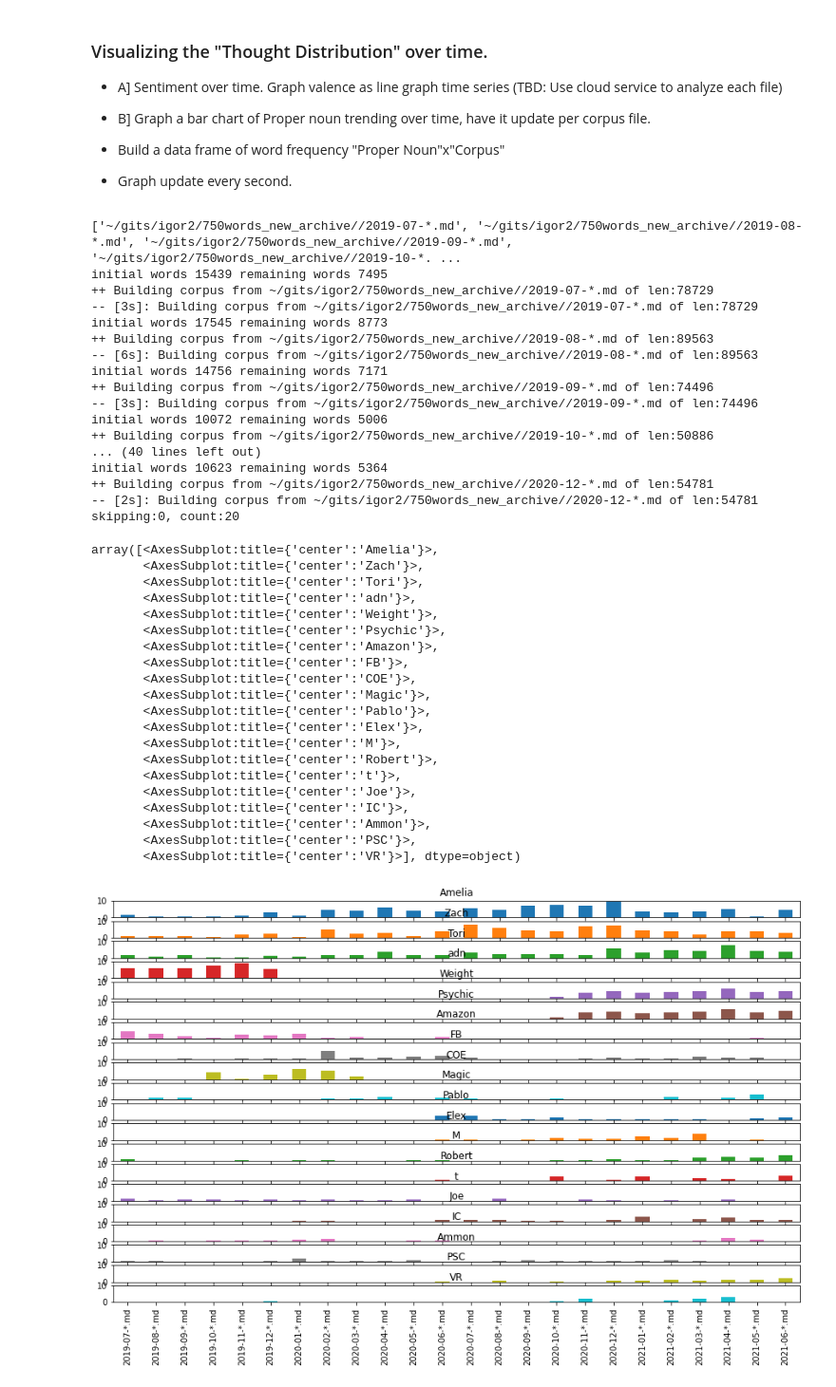
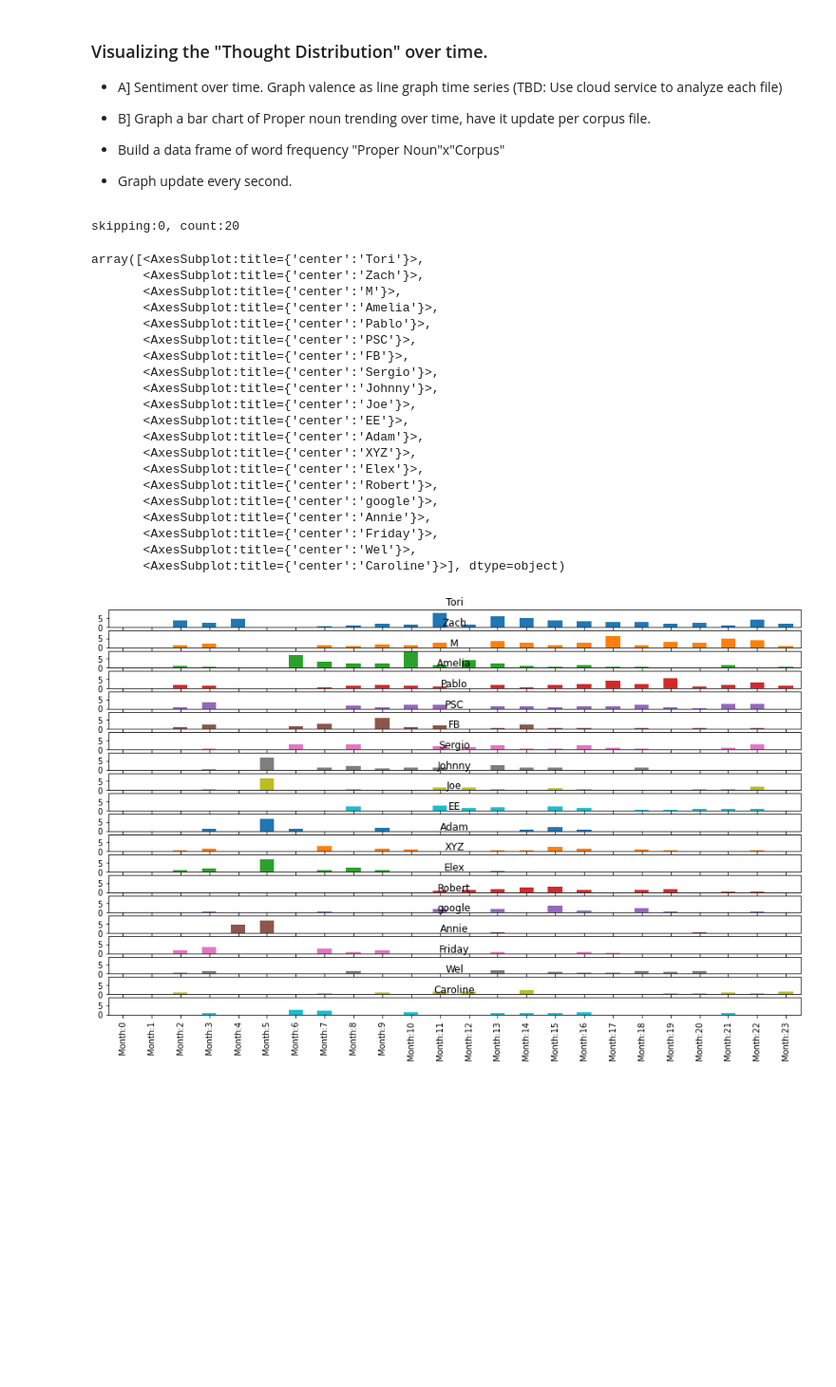
Before and after one commit to idvorkin/nlp, a Jupyter notebook: PlayNLP.ipynb, the cells around one changed output. Shown: that part at 95% size. Saved outputs shown, nothing was run; the diff lists cells and outputs as text; code cells hidden in the pictures; blank space fills up the shorter version.

Commit message:
Rebuild proper noun walking

```diff
--- a/PlayNLP.ipynb
+++ b/PlayNLP.ipynb
@@ -110,6 +71,6 @@ matplotlib.rc("figure", figsize=(2 * height_in_inches, height_in_inches))
 # %% [markdown]
 ### Load simple corpus for my journal
 # %%
-corpus = igor_journal.LoadCorpus(corpus_path_months[2021][-2])
+corpus = igor_journal.LoadCorpus(after=date(2022,1,1))
 print(f"initial words {len(corpus.initial_words)} remaining words {len(corpus.words)}")
 # %% [output]
@@ -191,30 +152,27 @@ nlp = get_nlp_model("en_core_web_lg")
 nlp.max_length = 100 * 1000 * 1000
 
 
-def GetInterestingWords(pos: str, doc, corpus: Corpus):
+def GetInterestingWords(pos: str, doc = None, corpus: Corpus = None):
     interesting_pos = pos
+    if doc==None:
+        doc = DocForCorpus(nlp, corpus)
+
     interesting_pos_set = set(interesting_pos.split())
     interesting = [token for token in doc if token.pos_ in interesting_pos_set]
     interesting_words = [token.lemma_ for token in interesting]
     return interesting_words
 
 
-def GraphPoSForDoc(pos: str, doc, corpus):
+def GraphPoSForDoc(pos: str, doc=None, corpus=None):
+
     GraphWordDistribution(
         GetInterestingWords(pos, doc, corpus=corpus),
-        title=f"Distribution of {pos} on {corpus.path}",
+        title=f"Distribution of {pos} on {corpus.date_range}",
         skip=0,
         length=20,
     )
 
 
-def GraphScratchForCorpus(corpus_path: str, pos: str = "NOUN VERB ADJ ADV"):
-    corpus = LoadCorpus(corpus_path)
+def GraphScratchForCorpus(pos: str = "NOUN VERB ADJ ADV", corpus:Corpus=None):
     doc = DocForCorpus(nlp, corpus)
     GraphPoSForDoc(pos, doc, corpus)
-
-
-def GetInterestingForCorpusPath(corpus_path: str, pos: str = "NOUN VERB ADJ ADV"):
-    corpus = LoadCorpus(corpus_path)
-    doc = DocForCorpus(nlp, corpus)
-    return GetInterestingWords(pos, doc, corpus)
@@ -294,76 +219,59 @@ def PathToFriendlyTitle(path: str):
 # %%
 # corpus_paths = corpus_path_months[2018]+corpus_path_months[2019]
 # corpus_paths = corpus_path_months[2018] + corpus_path_months[2019]
-corpus_paths = igor_journal.corpus_path_months_trailing[-24:]
+import datetime
 top_words_to_skip, count_words = 0, 20
-print(corpus_paths)
 pdfs = [
-    MakePDF(GetInterestingForCorpusPath(p, "PROPN"), PathToFriendlyTitle(p))
-    for p in corpus_paths
+    MakePDF(GetInterestingWords("PROPN", corpus=LoadCorpus(before=datetime.datetime.now().date()-timedelta(days=30*i-30), after=datetime.datetime.now().date()-timedelta(days=30*i))), f"Month:{i}")
+    for i in range(24)
 ]
 
 # TODO: Why can't we use the join - gives an error.
 # wordByTimespan = pd.DataFrame().join(pdfs, how="outer", sort=False)
 wordByTimespan = pd.DataFrame()
 for pdf in pdfs:
     wordByTimespan = wordByTimespan.join(pdf, how="outer")
 
 # Sort by sum(word frequency) over all corpus
 # I  suspect it'd be interesting to sort by TF*IDF because it'll make words that are present
 # only in a few months get a boost.
 wordByTimespan["word_frequency"] = wordByTimespan.sum(skipna=True, axis="columns")
 wordByTimespan = wordByTimespan.sort_values("word_frequency", ascending=False)
 
 
 # Remove total column
 wordByTimespan = wordByTimespan.iloc[:, :-1]
 
 print(f"skipping:{top_words_to_skip}, count:{count_words} ")
 
 # wordByTimespan.iloc[:50, :].plot( kind="bar", subplots=False, legend=False, figsize=(15, 14), sharey=True )
 wordByTimespan.iloc[top_words_to_skip : top_words_to_skip + count_words, :].T.plot(
     kind="bar", subplots=True, legend=False, figsize=(15, 9), sharey=True
 )
 # wordByTimespan.iloc[:13, :].T.plot( kind="bar", subplots=False, legend=True, figsize=(15, 14), sharey=True )
 # %% [output]
-['~/gits/igor2/750words_new_archive//2019-07-*.md', '~/gits/igor2/750words_new_archive//2019-08-*.md', '~/gits/igor2/750words_new_archive//2019-09-*.md', '~/gits/igor2/750words_new_archive//2019-10-*. ...
-initial words 15439 remaining words 7495
-++ Building corpus from ~/gits/igor2/750words_new_archive//2019-07-*.md of len:78729
--- [3s]: Building corpus from ~/gits/igor2/750words_new_archive//2019-07-*.md of len:78729
-initial words 17545 remaining words 8773
-++ Building corpus from ~/gits/igor2/750words_new_archive//2019-08-*.md of len:89563
--- [6s]: Building corpus from ~/gits/igor2/750words_new_archive//2019-08-*.md of len:89563
-initial words 14756 remaining words 7171
-++ Building corpus from ~/gits/igor2/750words_new_archive//2019-09-*.md of len:74496
--- [3s]: Building corpus from ~/gits/igor2/750words_new_archive//2019-09-*.md of len:74496
-initial words 10072 remaining words 5006
-++ Building corpus from ~/gits/igor2/750words_new_archive//2019-10-*.md of len:50886
-... (40 lines left out)
-initial words 10623 remaining words 5364
-++ Building corpus from ~/gits/igor2/750words_new_archive//2020-12-*.md of len:54781
--- [2s]: Building corpus from ~/gits/igor2/750words_new_archive//2020-12-*.md of len:54781
 skipping:0, count:20
-array([<AxesSubplot:title={'center':'Amelia'}>,
+array([<AxesSubplot:title={'center':'Tori'}>,
        <AxesSubplot:title={'center':'Zach'}>,
-       <AxesSubplot:title={'center':'Tori'}>,
-       <AxesSubplot:title={'center':'adn'}>,
-       <AxesSubplot:title={'center':'Weight'}>,
-       <AxesSubplot:title={'center':'Psychic'}>,
-       <AxesSubplot:title={'center':'Amazon'}>,
+       <AxesSubplot:title={'center':'M'}>,
+       <AxesSubplot:title={'center':'Amelia'}>,
+       <AxesSubplot:title={'center':'Pablo'}>,
+       <AxesSubplot:title={'center':'PSC'}>,
        <AxesSubplot:title={'center':'FB'}>,
-       <AxesSubplot:title={'center':'COE'}>,
-       <AxesSubplot:title={'center':'Magic'}>,
-       <AxesSubplot:title={'center':'Pablo'}>,
+       <AxesSubplot:title={'center':'Sergio'}>,
+       <AxesSubplot:title={'center':'Johnny'}>,
+       <AxesSubplot:title={'center':'Joe'}>,
+       <AxesSubplot:title={'center':'EE'}>,
+       <AxesSubplot:title={'center':'Adam'}>,
+       <AxesSubplot:title={'center':'XYZ'}>,
        <AxesSubplot:title={'center':'Elex'}>,
-       <AxesSubplot:title={'center':'M'}>,
        <AxesSubplot:title={'center':'Robert'}>,
-       <AxesSubplot:title={'center':'t'}>,
-       <AxesSubplot:title={'center':'Joe'}>,
-       <AxesSubplot:title={'center':'IC'}>,
-       <AxesSubplot:title={'center':'Ammon'}>,
-       <AxesSubplot:title={'center':'PSC'}>,
-       <AxesSubplot:title={'center':'VR'}>], dtype=object)
+       <AxesSubplot:title={'center':'google'}>,
+       <AxesSubplot:title={'center':'Annie'}>,
+       <AxesSubplot:title={'center':'Friday'}>,
+       <AxesSubplot:title={'center':'Wel'}>,
+       <AxesSubplot:title={'center':'Caroline'}>], dtype=object)
-[figure, old version]
+[figure, new version]
 # %%
 top_words_to_skip, count_words = 5, 40
 top_word_by_year = wordByTimespan.iloc[
```
Also changed, not shown: parts of 11 cells of this notebook, 1 other file.
